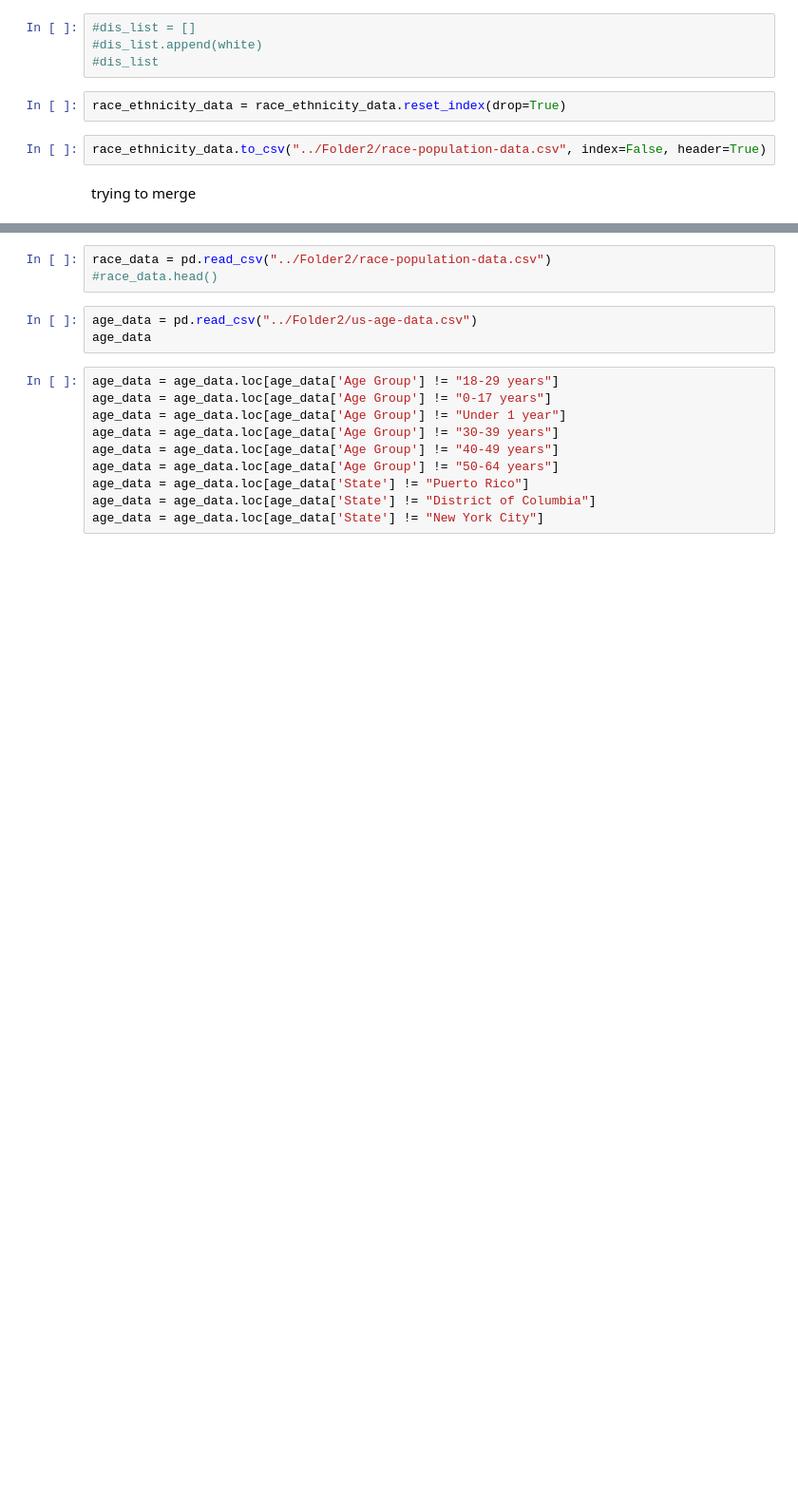
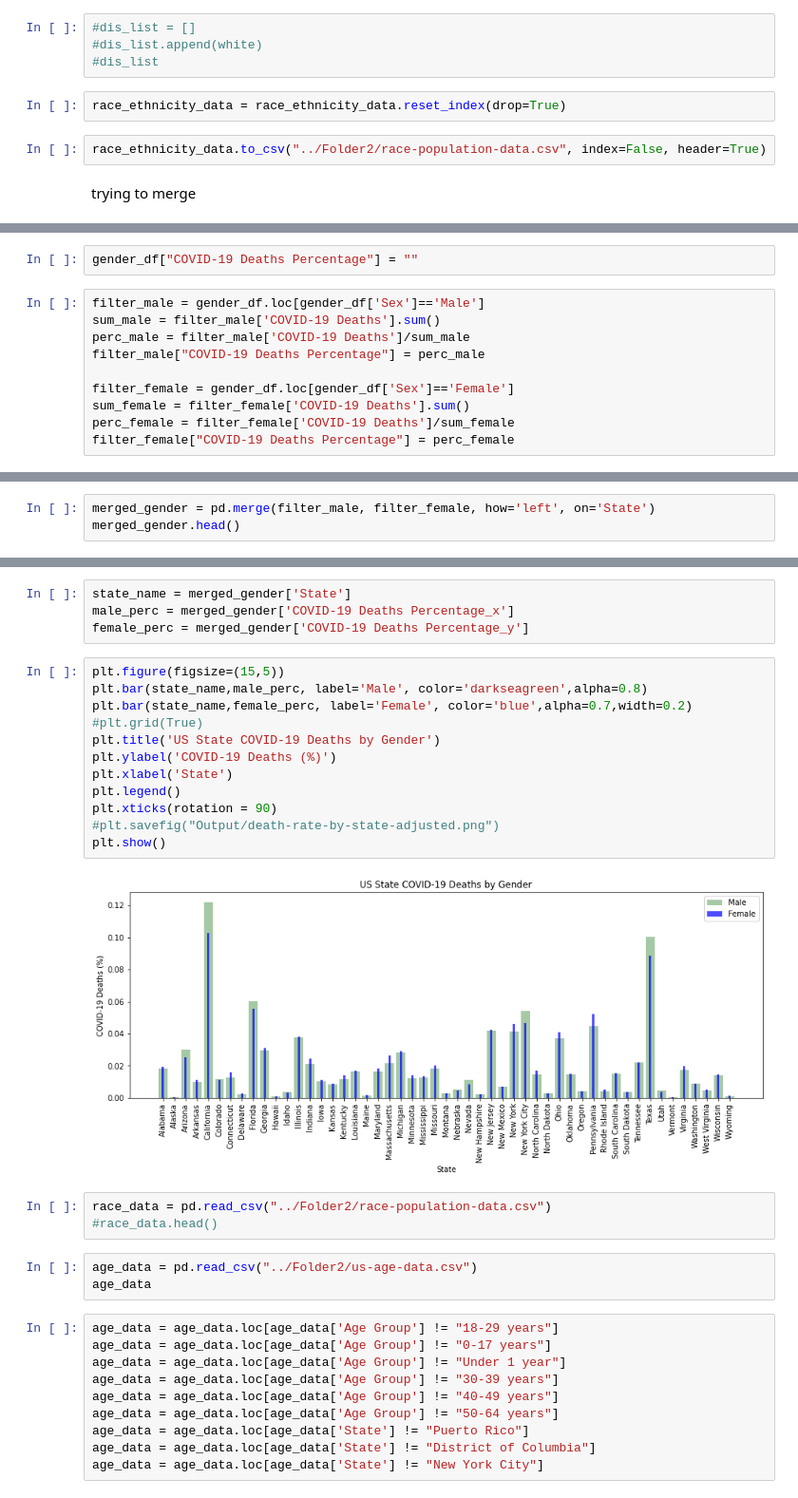
Before and after one commit to jenniecinelli/project_one, a Jupyter notebook: Folder4/jennie cleaning & analysis notebook.ipynb, the cells around one changed output, grey strips where cells are left out. Shown: that part at 95% size. Cells and saved outputs as stored; diff of their text form; blank space fills up the shorter version.

```diff
--- a/Folder4/jennie cleaning & analysis notebook.ipynb
+++ b/Folder4/jennie cleaning & analysis notebook.ipynb
@@ -97,0 +157,12 @@ trying to merge
+# %%
+gender_df["COVID-19 Deaths Percentage"] = ""
+# %%
+filter_male = gender_df.loc[gender_df['Sex']=='Male']
+sum_male = filter_male['COVID-19 Deaths'].sum()
+perc_male = filter_male['COVID-19 Deaths']/sum_male
+filter_male["COVID-19 Deaths Percentage"] = perc_male
+
+filter_female = gender_df.loc[gender_df['Sex']=='Female']
+sum_female = filter_female['COVID-19 Deaths'].sum()
+perc_female = filter_female['COVID-19 Deaths']/sum_female
+filter_female["COVID-19 Deaths Percentage"] = perc_female
@@ -97,0 +200,3 @@ trying to merge
+# %%
+merged_gender = pd.merge(filter_male, filter_female, how='left', on='State')
+merged_gender.head()
@@ -98,3 +210,21 @@ trying to merge
+# %%
+state_name = merged_gender['State']
+male_perc = merged_gender['COVID-19 Deaths Percentage_x']
+female_perc = merged_gender['COVID-19 Deaths Percentage_y']
+# %%
+plt.figure(figsize=(15,5))
+plt.bar(state_name,male_perc, label='Male', color='darkseagreen',alpha=0.8)
+plt.bar(state_name,female_perc, label='Female', color='blue',alpha=0.7,width=0.2)
+#plt.grid(True)
+plt.title('US State COVID-19 Deaths by Gender')
+plt.ylabel('COVID-19 Deaths (%)')
+plt.xlabel('State')
+plt.legend()
+plt.xticks(rotation = 90)
+#plt.savefig("Output/death-rate-by-state-adjusted.png")
+plt.show()
+# %% [output]
+[figure, added]
 # %%
 race_data = pd.read_csv("../Folder2/race-population-data.csv")
 #race_data.head()
```
Also changed, not shown: parts of 18 cells of this notebook, 2 other files.
